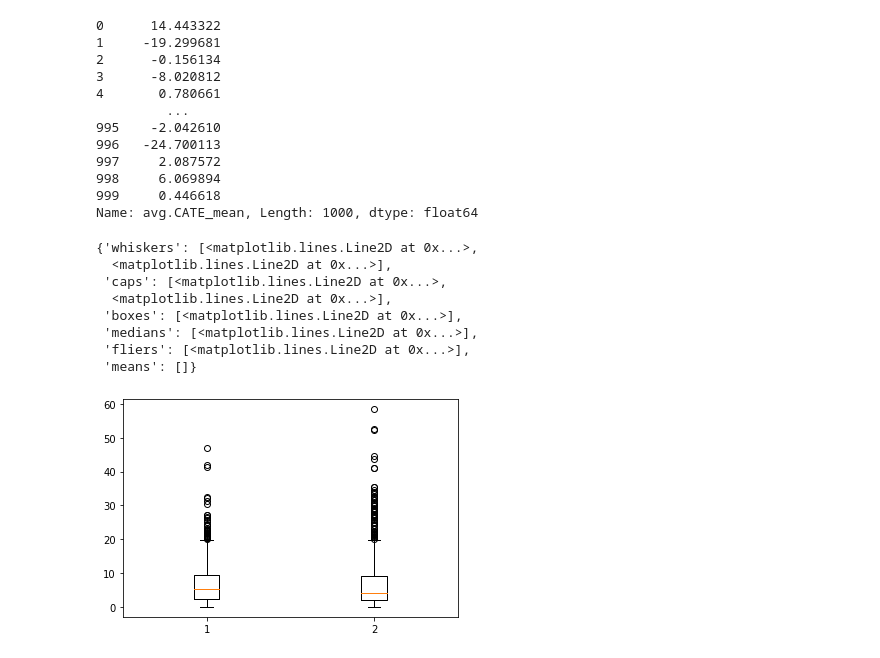
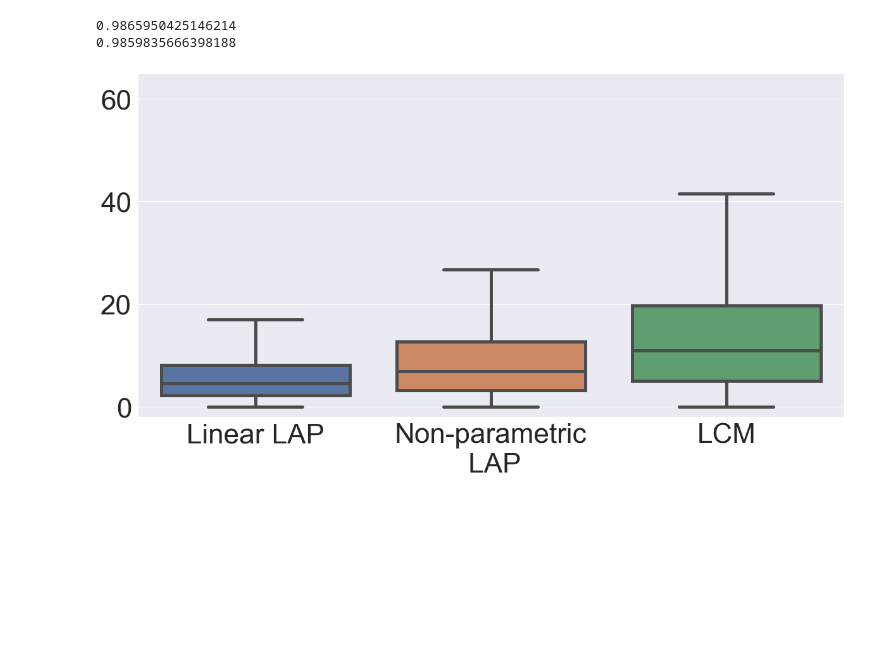
Before and after one commit to kattasa/variable_imp_matching, a Jupyter notebook: lcm_aug_pgm.ipynb, the cells around one changed output. Drawn from its saved outputs; the diff is of its cells as text; code cells hidden in the pictures; blank space fills up the shorter version.

```diff
--- a/lcm_aug_pgm.ipynb
+++ b/lcm_aug_pgm.ipynb
@@ -86,34 +55,44 @@ df_true["TE"]
-# %%
-lcm = LCM_MF("Y", "T", df, n_splits=2, n_repeats=1)
-lcm.fit()
-lcm.MG(k=5)
-lcm.CATE(diameter_prune=None)
-cate_df = lcm.cate_df
-# %%
-cate_df["avg.CATE_mean"]
-# %% [output]
-0      14.443322
-1     -19.299681
-2      -0.156134
-3      -8.020812
-4       0.780661
-         ...
-995    -2.042610
-996   -24.700113
-997     2.087572
-998     6.069894
-999     0.446618
-Name: avg.CATE_mean, Length: 1000, dtype: float64
-# %%
-plt.boxplot(np.abs(combo_cates - df_true["TE"]), positions=[1])
-plt.boxplot(np.abs(cate_df["avg.CATE_mean"] - df_true["TE"]), positions=[2])
-# %% [output]
-{'whiskers': [<matplotlib.lines.Line2D at 0x...>,
-  <matplotlib.lines.Line2D at 0x...>],
- 'caps': [<matplotlib.lines.Line2D at 0x...>,
-  <matplotlib.lines.Line2D at 0x...>],
- 'boxes': [<matplotlib.lines.Line2D at 0x...>],
- 'medians': [<matplotlib.lines.Line2D at 0x...>],
- 'fliers': [<matplotlib.lines.Line2D at 0x...>],
- 'means': []}
-[figure, removed]
+# %%
+prog = prognostic.Prognostic(
+    "Y", "T", df_train, method="ensemble", double=True, random_state=0
+)
+_, c_mg, t_mg = prog.get_matched_group(df_est, k=25, diameter_prune=None)
+mg = c_mg.join(t_mg, lsuffix="_c")
+
+lcm = LCM("Y", "T", df_train)
+lcm.fit()
+
+
+def lcm_cates(row, df, lcm):
+    idx = row.name
+    matches = row.values
+    df_ = df.loc[matches]
+    cates = lcm.CATE(df_estimation=df_, k=1, diameter_prune=None)
+    cate_df = pd.DataFrame(cates)
+    cate_df["idx"] = matches
+    return cate_df.loc[cate_df["idx"] == idx, "CATE_mean"].values[0]
+
+
+combo_cates_gbt = mg.apply(lcm_cates, df=df_est, lcm=lcm, axis=1)
+# %% [output]
+0.9865950425146214
+0.9859835666398188
+# %%
+cates = lcm.CATE(df_estimation=df_est, k=1, diameter_prune=None)
+cate_df = pd.DataFrame(cates)
+# %%
+sns.set(font_scale=4)
+fig, ax = plt.subplots(figsize=(20, 10))
+df_res = pd.DataFrame()
+df_res["Linear LAP"] = np.abs(combo_cates_lin - df_true["TE"])
+df_res["Non-parametric\n LAP"] = np.abs(combo_cates_gbt - df_true["TE"])
+df_res["LCM"] = np.abs(cate_df["CATE_mean"] - df_true["TE"])
+sns.boxplot(data=df_res, fliersize=0, ax=ax, linewidth=5)
+plt.xticks(rotation=0)
+plt.ylim(-2, 65)
+plt.savefig("combining_pgm_w_lcm_results.png")
+df_res.to_csv("combining_pgm_w_lcm_results.csv")
+# plt.boxplot(np.abs(combo_cates - df_true["TE"]), positions=[1])
+# plt.boxplot(np.abs(cate_df["CATE_mean"] - df_true["TE"]), positions=[2])
+# %% [output]
+[figure, added]
```
Also changed, not shown: parts of 13 cells of this notebook, 5 other files.
